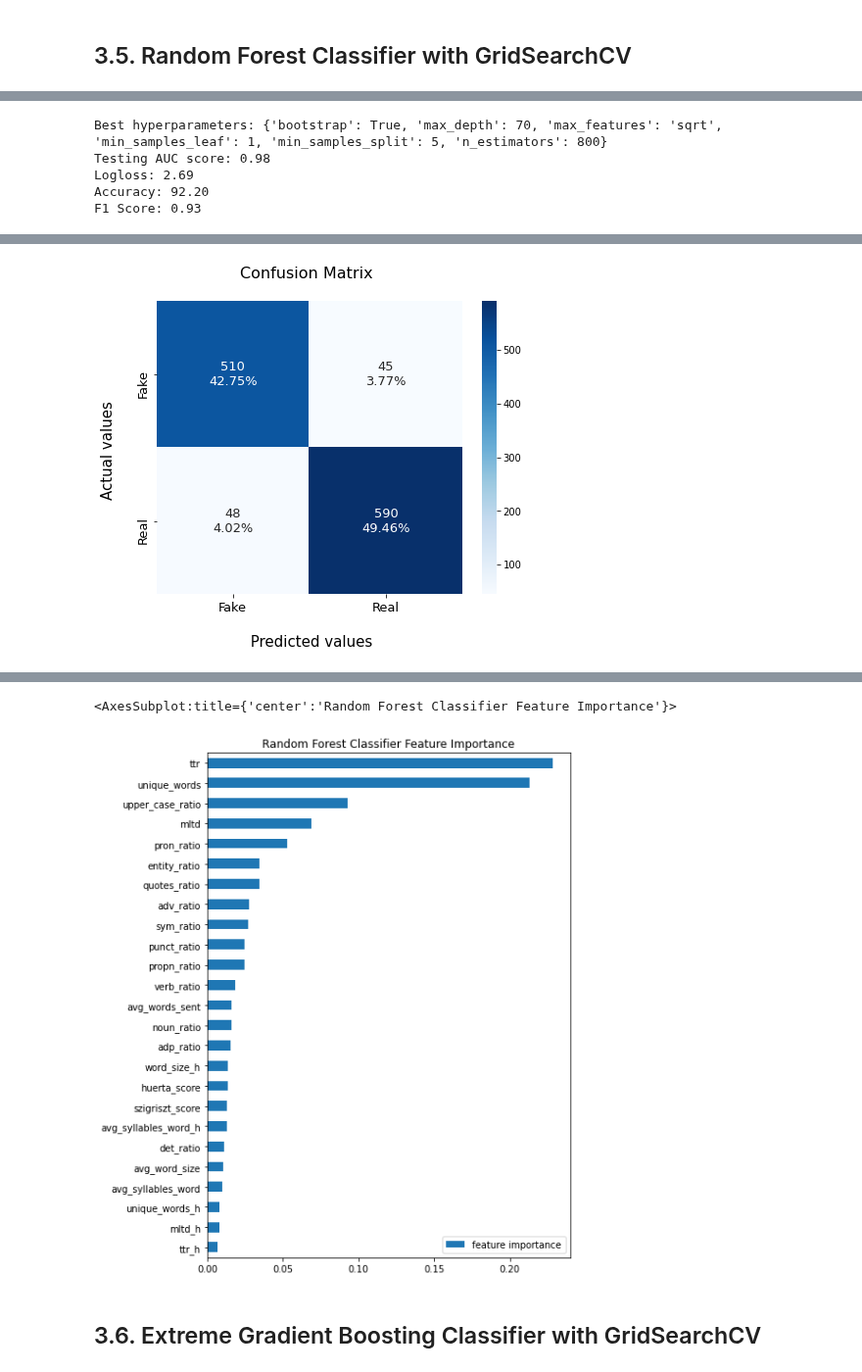
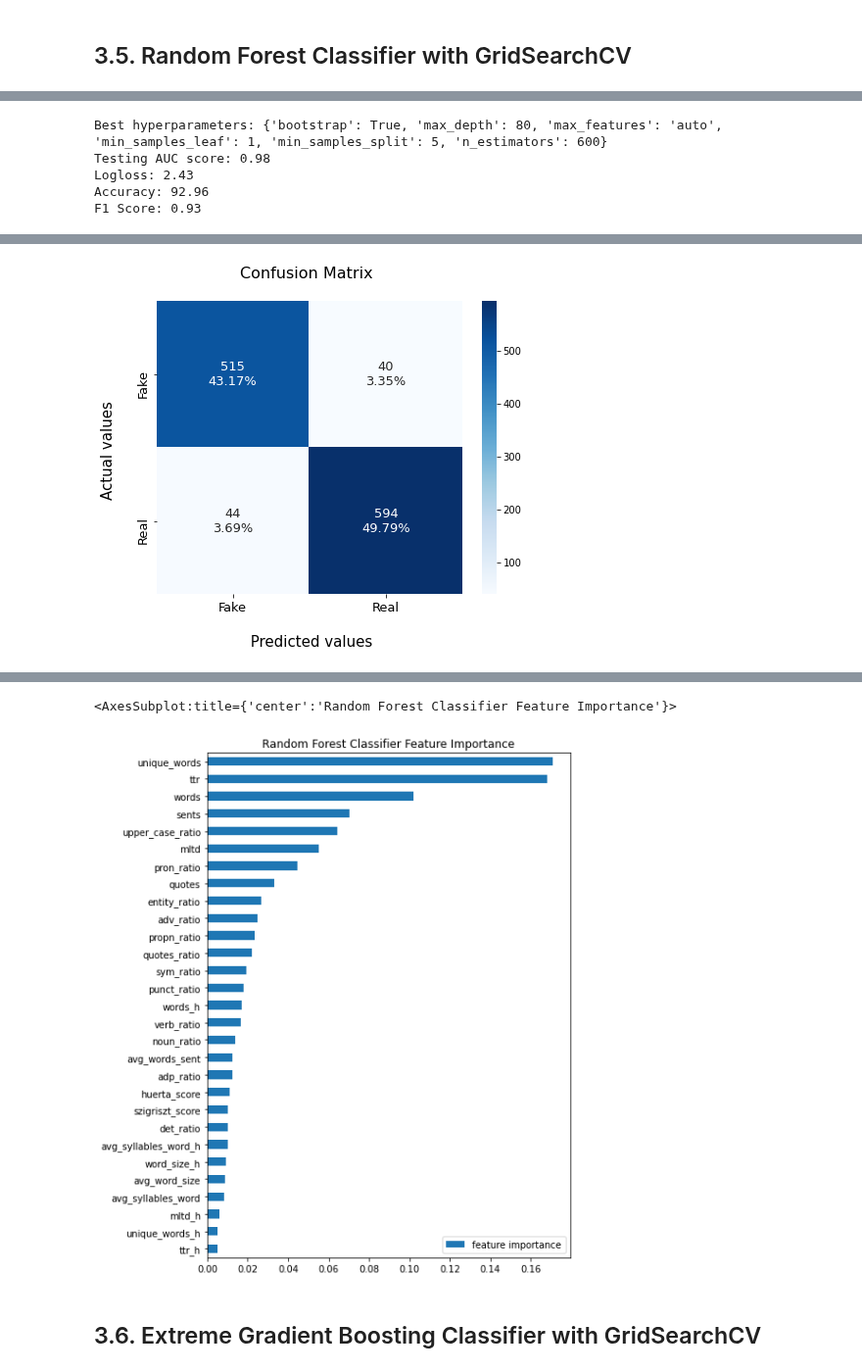
Before and after one commit to pipe11/TFM_fake_news_detector, a Jupyter notebook: models/11_final_notebook_models_explained.ipynb, the cells around one changed output, grey strips where cells are left out. Shown at 98% size. Cells and saved outputs as stored; diff of their text form; code cells hidden in the pictures.

```diff
--- a/models/11_final_notebook_models_explained.ipynb
+++ b/models/11_final_notebook_models_explained.ipynb
@@ -563,11 +565,11 @@ y = df['label']
 
 ########### Features & train, test split ###########
 
-numeric_features = ['word_size_h', 'avg_syllables_word_h', 'unique_words_h', 'ttr_h', 'mltd_h',
-                    'avg_words_sent', 'avg_word_size', 'avg_syllables_word', 'unique_words', 'ttr', 'mltd',
-                    'huerta_score', 'szigriszt_score', 'upper_case_ratio', 'entity_ratio', 'quotes_ratio', 'propn_ratio',
-                    'noun_ratio', 'adp_ratio', 'det_ratio', 'punct_ratio', 'pron_ratio', 'verb_ratio', 'adv_ratio',
-                    'sym_ratio']
+numeric_features = ['words_h', 'word_size_h', 'avg_syllables_word_h', 'unique_words_h', 'ttr_h', 'mltd_h', 'sents',
+                    'words', 'avg_words_sent', 'avg_word_size', 'avg_syllables_word', 'unique_words', 'ttr', 'mltd',
+                    'huerta_score', 'szigriszt_score','upper_case_ratio', 'entity_ratio', 'quotes', 'quotes_ratio',
+                    'propn_ratio', 'noun_ratio', 'adp_ratio', 'det_ratio', 'punct_ratio', 'pron_ratio', 'verb_ratio',
+                    'adv_ratio', 'sym_ratio']
 
 X = df[numeric_features].values
 feature_names = df[numeric_features].columns.tolist()
@@ -630,5 +632,5 @@ Fitting 3 folds for each of 72 candidates, totalling 216 fits
-Best hyperparameters: {'bootstrap': True, 'max_depth': 70, 'max_features': 'sqrt', 'min_samples_leaf': 1, 'min_samples_split': 5, 'n_estimators': 800}
+Best hyperparameters: {'bootstrap': True, 'max_depth': 80, 'max_features': 'auto', 'min_samples_leaf': 1, 'min_samples_split': 5, 'n_estimators': 600}
 Testing AUC score: 0.98
-Logloss: 2.69
-Accuracy: 92.20
+Logloss: 2.43
+Accuracy: 92.96
 F1 Score: 0.93
@@ -639,5 +641,5 @@ Wall time: 3min 10s
 <AxesSubplot:title={'center':'Random Forest Classifier Feature Importance'}>
-[figure, old version]
+[figure, new version]
 # %% [markdown]
 ## 3.6. Extreme Gradient Boosting Classifier with GridSearchCV
 # %%
```
Also changed, not shown: parts of 12 cells of this notebook, 11 other files.
